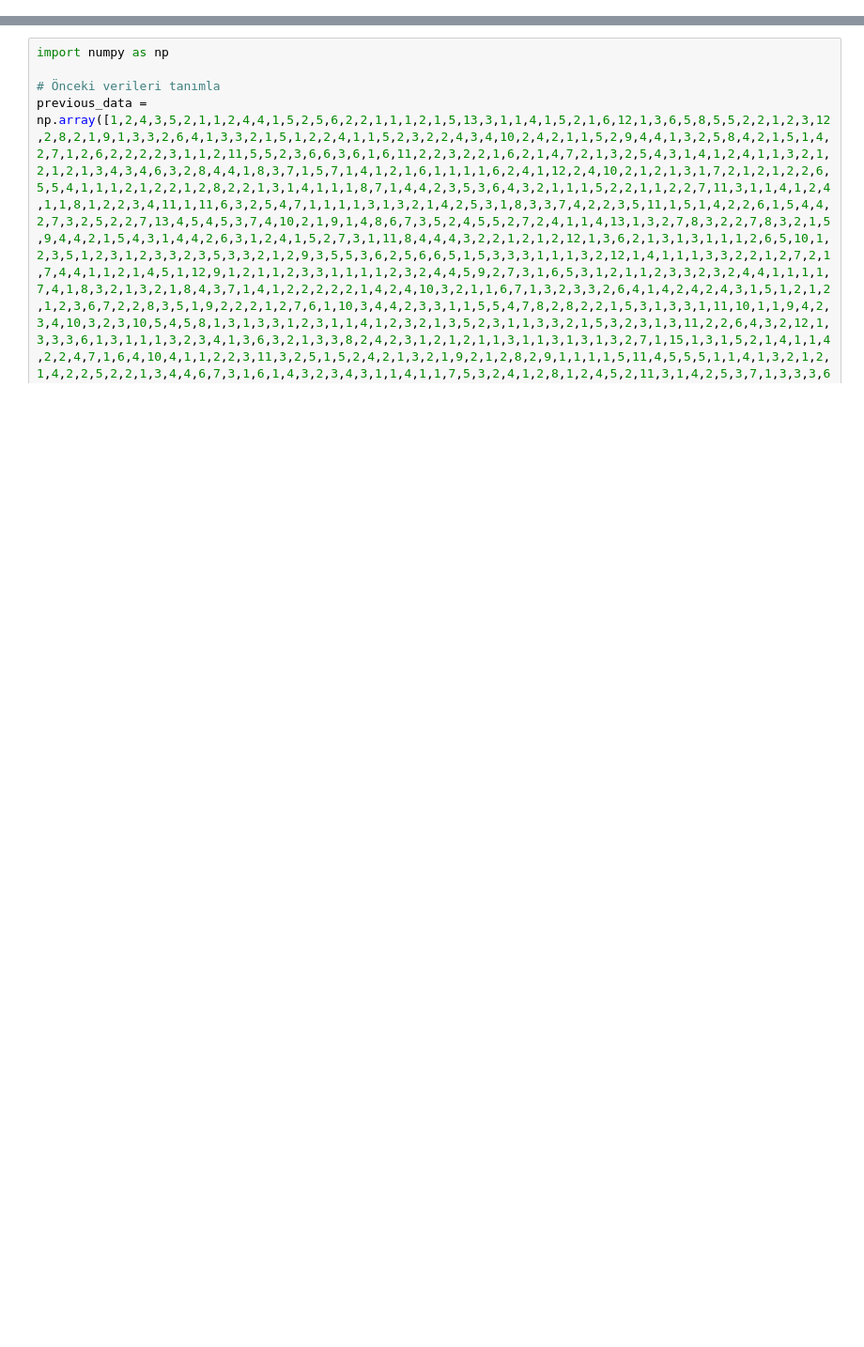
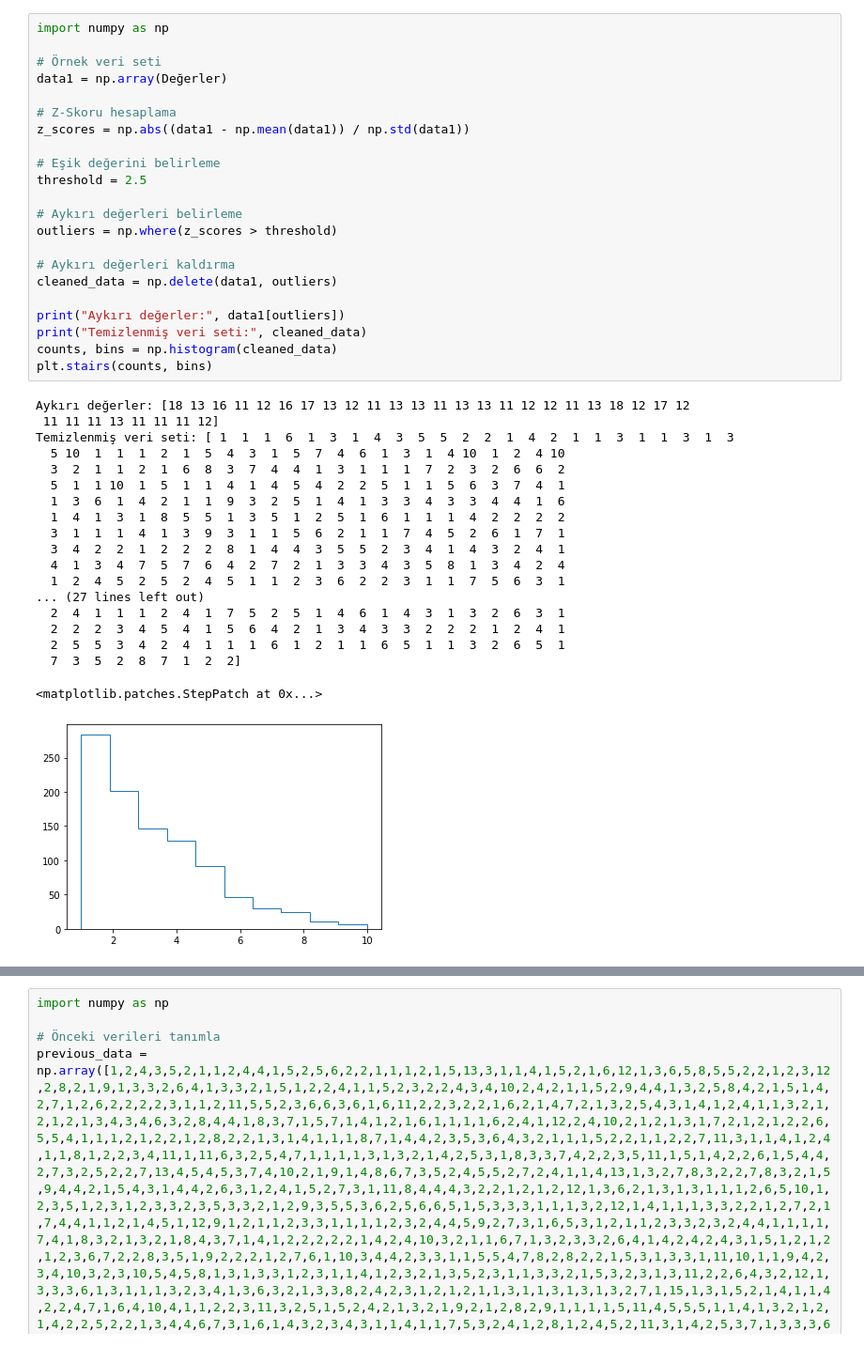
Before and after one commit to Berkay86/DeepPerson, a Jupyter notebook: onnumara.ipynb, the cells around one changed output, grey strips where cells are left out. Shown at 94% size. Saved outputs shown, nothing was run; the diff lists cells and outputs as text; blank space fills up the shorter version.

```diff
--- a/onnumara.ipynb
+++ b/onnumara.ipynb
@@ -32,0 +33,42 @@ plt.stairs(counts, bins)
+# %%
+import numpy as np
+
+# Örnek veri seti
+data1 = np.array(Değerler)
+
+# Z-Skoru hesaplama
+z_scores = np.abs((data1 - np.mean(data1)) / np.std(data1))
+
+# Eşik değerini belirleme
+threshold = 2.5
+
+# Aykırı değerleri belirleme
+outliers = np.where(z_scores > threshold)
+
+# Aykırı değerleri kaldırma
+cleaned_data = np.delete(data1, outliers)
+
+print("Aykırı değerler:", data1[outliers])
+print("Temizlenmiş veri seti:", cleaned_data)
+counts, bins = np.histogram(cleaned_data)
+plt.stairs(counts, bins)
+# %% [output]
+Aykırı değerler: [18 13 16 11 12 16 17 13 12 11 13 13 11 13 13 11 12 12 11 13 18 12 17 12
+ 11 11 11 13 11 11 11 12]
+Temizlenmiş veri seti: [ 1  1  1  6  1  3  1  4  3  5  5  2  2  1  4  2  1  1  3  1  1  3  1  3
+  5 10  1  1  1  2  1  5  4  3  1  5  7  4  6  1  3  1  4 10  1  2  4 10
+  3  2  1  1  2  1  6  8  3  7  4  4  1  3  1  1  1  7  2  3  2  6  6  2
+  5  1  1 10  1  5  1  1  4  1  4  5  4  2  2  5  1  1  5  6  3  7  4  1
+  1  3  6  1  4  2  1  1  9  3  2  5  1  4  1  3  3  4  3  3  4  4  1  6
+  1  4  1  3  1  8  5  5  1  3  5  1  2  5  1  6  1  1  1  4  2  2  2  2
+  3  1  1  1  4  1  3  9  3  1  1  5  6  2  1  1  7  4  5  2  6  1  7  1
+  3  4  2  2  1  2  2  2  8  1  4  4  3  5  5  2  3  4  1  4  3  2  4  1
+  4  1  3  4  7  5  7  6  4  2  7  2  1  3  3  4  3  5  8  1  3  4  2  4
+  1  2  4  5  2  5  2  4  5  1  1  2  3  6  2  2  3  1  1  7  5  6  3  1
+... (27 lines left out)
+  2  4  1  1  1  2  4  1  7  5  2  5  1  4  6  1  4  3  1  3  2  6  3  1
+  2  2  2  3  4  5  4  1  5  6  4  2  1  3  4  3  3  2  2  2  1  2  4  1
+  2  5  5  3  4  2  4  1  1  1  6  1  2  1  1  6  5  1  1  3  2  6  5  1
+  7  3  5  2  8  7  1  2  2]
+<matplotlib.patches.StepPatch at 0x...>
+[figure, added]
```
Also changed, not shown: parts of 17 cells of this notebook.
